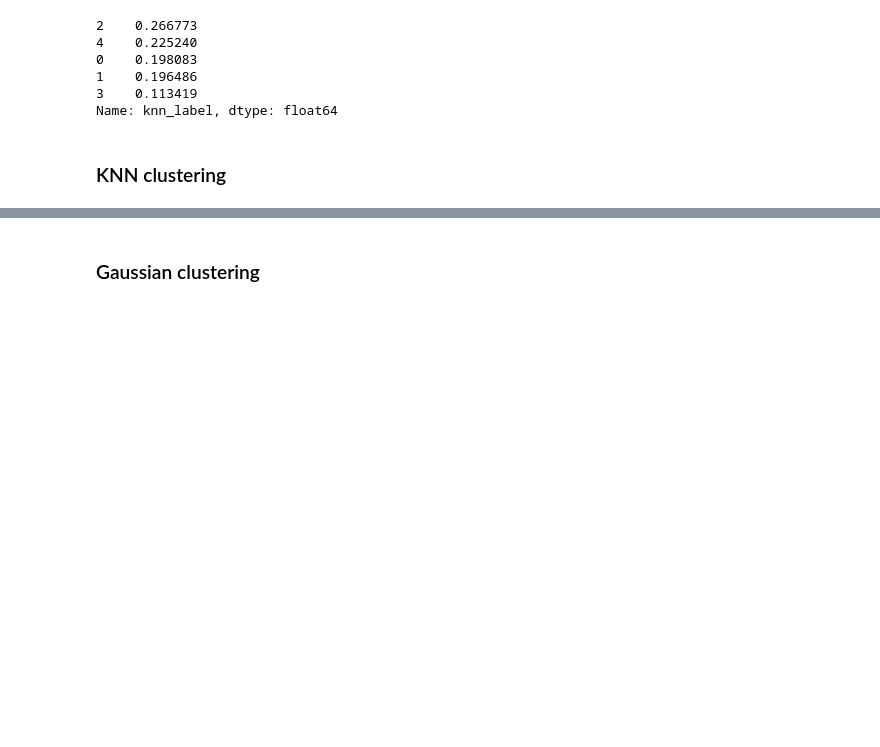
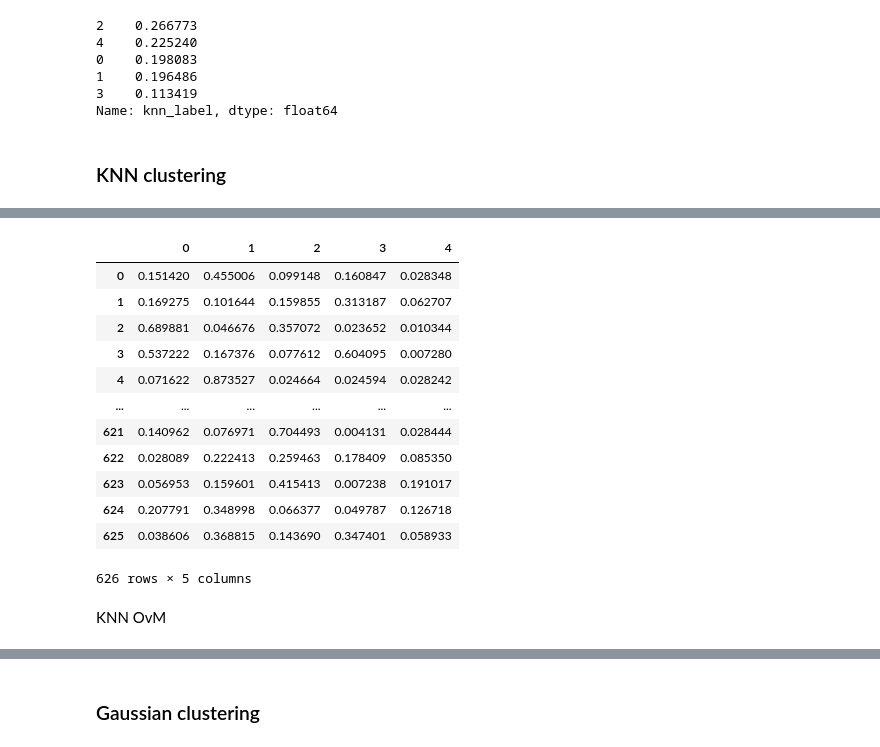
Before and after one commit to lukevano/mri_personality, a Jupyter notebook: notebooks/lv_lewagon_mri.ipynb, the cells around one changed output, grey strips where cells are left out. Drawn from its saved outputs; the diff is of its cells as text; code cells hidden in the pictures; blank space fills up the shorter version.

```diff
--- a/notebooks/lv_lewagon_mri.ipynb
+++ b/notebooks/lv_lewagon_mri.ipynb
@@ -2370,0 +2301,23 @@ weighted avg       0.81      0.82      0.80       626
+# %%
+m_knn_proba = pd.DataFrame({0: y_pred_m_knn_0_proba,
+                            1: y_pred_m_knn_1_proba,
+                            2: y_pred_m_knn_2_proba,
+                            3: y_pred_m_knn_3_proba,
+                            4: y_pred_m_knn_4_proba})
+m_knn_proba
+# %% [output]
+|  | 0 | 1 | 2 | 3 | 4 |
+| 0 | 0.151420 | 0.455006 | 0.099148 | 0.160847 | 0.028348 |
+| 1 | 0.169275 | 0.101644 | 0.159855 | 0.313187 | 0.062707 |
+| 2 | 0.689881 | 0.046676 | 0.357072 | 0.023652 | 0.010344 |
+| 3 | 0.537222 | 0.167376 | 0.077612 | 0.604095 | 0.007280 |
+| 4 | 0.071622 | 0.873527 | 0.024664 | 0.024594 | 0.028242 |
+| ... | ... | ... | ... | ... | ... |
+| 621 | 0.140962 | 0.076971 | 0.704493 | 0.004131 | 0.028444 |
+| 622 | 0.028089 | 0.222413 | 0.259463 | 0.178409 | 0.085350 |
+| 623 | 0.056953 | 0.159601 | 0.415413 | 0.007238 | 0.191017 |
+| 624 | 0.207791 | 0.348998 | 0.066377 | 0.049787 | 0.126718 |
+| 625 | 0.038606 | 0.368815 | 0.143690 | 0.347401 | 0.058933 |
+626 rows × 5 columns
+# %% [markdown]
+KNN OvM
```
Also changed, not shown: parts of 74 cells of this notebook.
